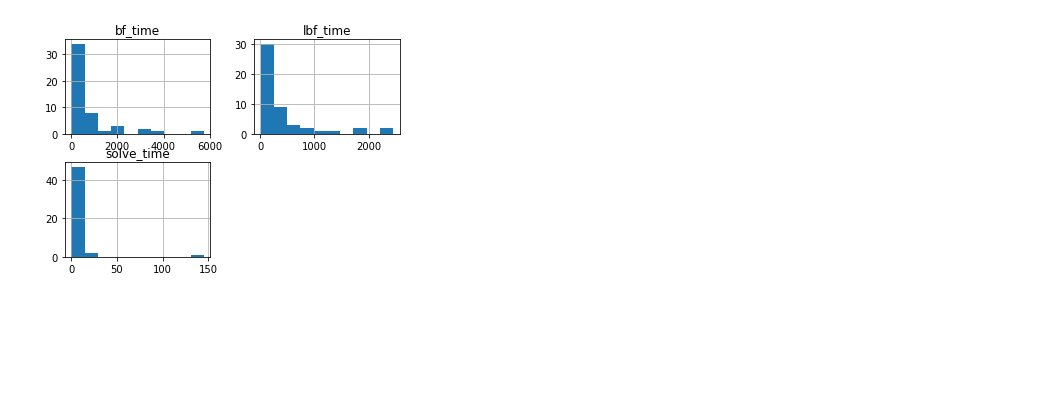
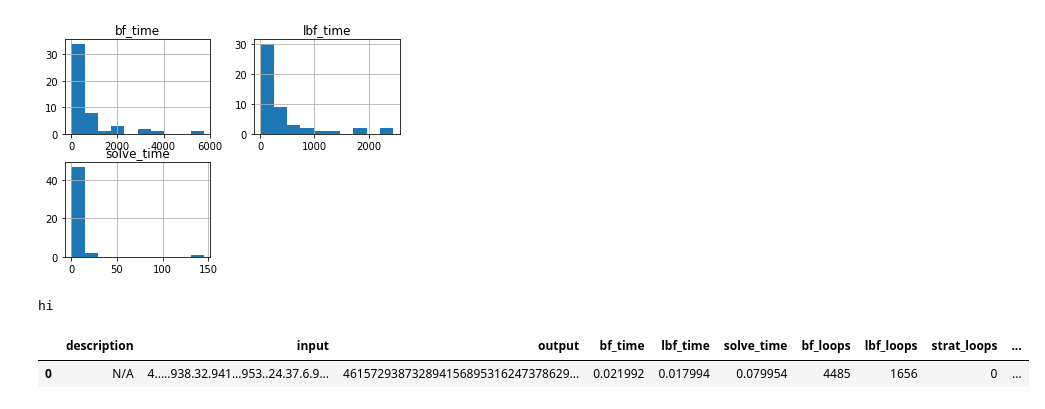
Before and after one commit to evan-freeman/games, a Jupyter notebook: sudoku/Sudoku Data Exploration.ipynb, the cells around one changed output. Saved outputs shown, nothing was run; the diff lists cells and outputs as text; code cells hidden in the pictures; blank space fills up the shorter version.

```diff
--- a/sudoku/Sudoku Data Exploration.ipynb
+++ b/sudoku/Sudoku Data Exploration.ipynb
@@ -48,0 +51,11 @@ minclue_df[['bf_time', 'lbf_time', 'solve_time']].hist(bins=10);
+# %%
+if[1]: print('hi')
+# %% [output]
+hi
+# %%
+puzzle1 = '4.....938.32.941...953..24.37.6.9..4529..16736.47.3.9.957..83....39..4..24..3.7.9'
+# %%
+solvers.analyze(puzzle1)
+# %% [output]
+|  | description | input | output | bf_time | lbf_time | solve_time | bf_loops | lbf_loops | strat_loops | ... |
+| 0 | N/A | 4.....938.32.941...953..24.37.6.9... | 461572938732894156895316247378629... | 0.021992 | 0.017994 | 0.079954 | 4485 | 1656 | 0 | ... |
```
Also changed, not shown: parts of 1 cell of this notebook, 8 other files.
